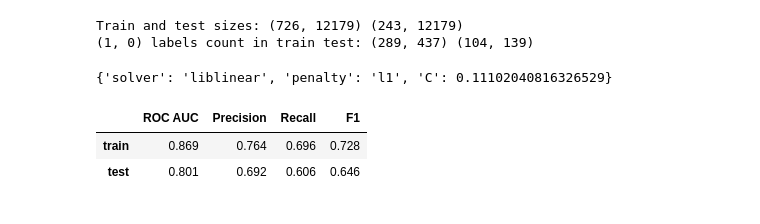
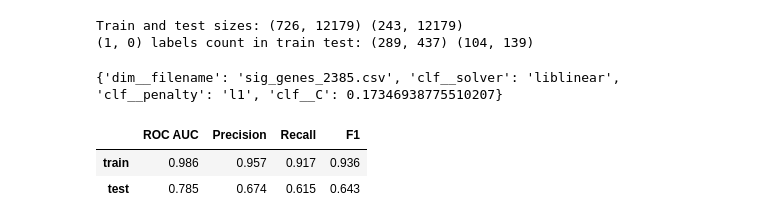
Before and after one commit to sjwilczynski/geneExpr, a Jupyter notebook: miscellaneous.ipynb, the cells around one changed output. Saved outputs shown, nothing was run; the diff lists cells and outputs as text; code cells hidden in the pictures.

```diff
--- a/miscellaneous.ipynb
+++ b/miscellaneous.ipynb
@@ -155,15 +124,12 @@ n_iter = 100
 n_jobs = 4
-# %%
-logistic_params = {'C' : np.linspace(0.01, 1, 50), 'penalty' : ['l1'], 'solver' : ['liblinear']}
-logit_cv = RandomizedSearchCV(LogisticRegression(random_state=random_state), cv=cv, scoring=scoring, random_state=random_state,
-                              n_iter=n_iter, n_jobs=n_jobs, iid=False, param_distributions=logistic_params)
-
-
-clf_logit = fit_clf_print_scores(logit_cv, X_train, y_train, X_test, y_test)
-# %% [output]
-{'solver': 'liblinear', 'penalty': 'l1', 'C': 0.11102040816326529}
-|  | ROC AUC | Precision | Recall | F1 |
-| train | 0.869 | 0.764 | 0.696 | 0.728 |
-| test | 0.801 | 0.692 | 0.606 | 0.646 |
+# %%
+models_logit_sam = fit_dim_reduction_pipeline(SAMSelection(), {'filename' : sam_filenames}, X_train, y_train,
+                                              n_iter=n_iter, cv=cv, n_jobs=n_jobs, scoring=scoring)
+models_logit_sam = clf_print_scores(models_logit_sam, X_train, y_train, X_test, y_test)
+# %% [output]
+{'dim__filename': 'sig_genes_2385.csv', 'clf__solver': 'liblinear', 'clf__penalty': 'l1', 'clf__C': 0.17346938775510207}
+|  | ROC AUC | Precision | Recall | F1 |
+| train | 0.986 | 0.957 | 0.917 | 0.936 |
+| test | 0.785 | 0.674 | 0.615 | 0.643 |
 # %%
 fig, (ax1, ax2) = subplots(nrows=1, ncols=2, sharey=True, figsize=(10,5))
```
Also changed, not shown: parts of 12 cells of this notebook, 16 other files.
